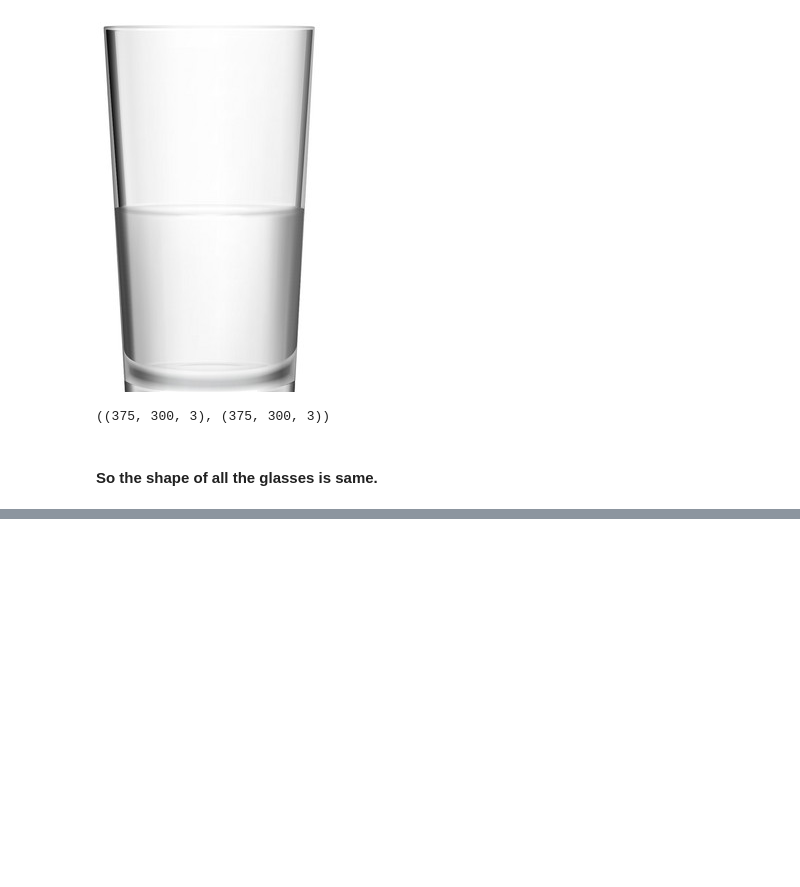
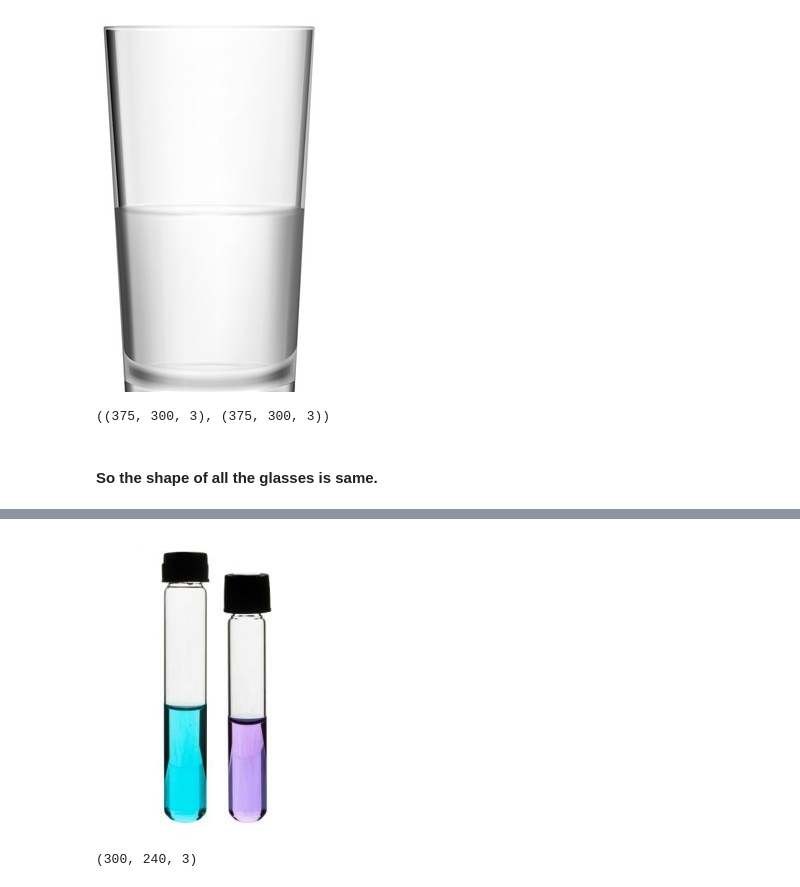
Before and after one commit to priyanshiyadavnitsgr/Computer-Vision, a Jupyter notebook: Water_Level_Detection.ipynb, the cells around one changed output, grey strips where cells are left out. Cells and saved outputs as stored; diff of their text form; code cells hidden in the pictures; blank space fills up the shorter version.

```diff
--- a/Water_Level_Detection.ipynb
+++ b/Water_Level_Detection.ipynb
@@ -115,0 +119,7 @@ Average Accuracy:  0.7150916693488147
+# %%
+test_tubes=cv2.imread('/content/test_tube.jpg')
+cv2_imshow(test_tubes)
+test_tubes.shape
+# %% [output]
+[figure, added]
+(300, 240, 3)
```
Also changed, not shown: parts of 11 cells of this notebook.
